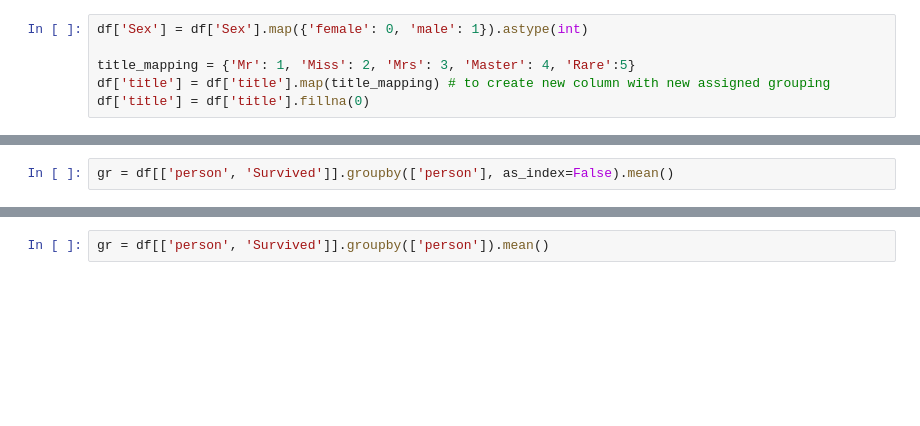
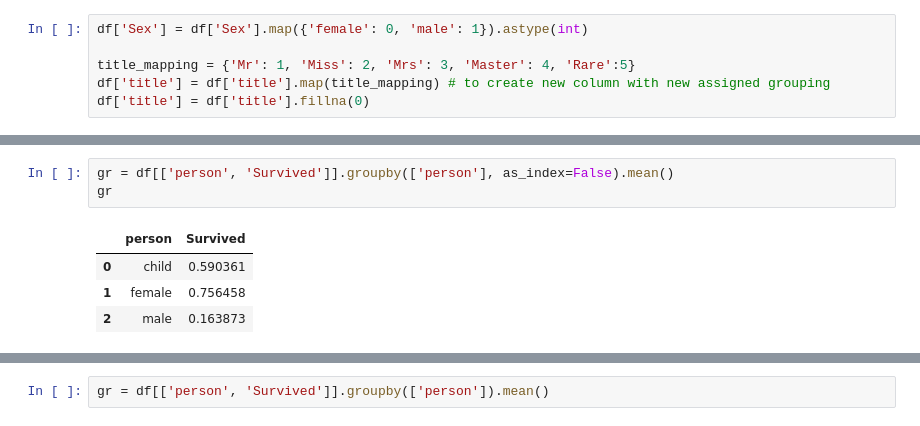
Before and after one commit to rdyinbts/DataScienceFoundations, a Jupyter notebook: Session_3/titanic_complex.ipynb, the cells around one changed output, grey strips where cells are left out. Cells and saved outputs as stored; diff of their text form; blank space fills up the shorter version.

```diff
--- a/Session_3/titanic_complex.ipynb
+++ b/Session_3/titanic_complex.ipynb
@@ -124,6 +124,12 @@ df.head()
 | 4 | 5 | 0 | 3 | Allen, Mr. William Henry | 1 | 35.0 | 0 | 0 | 373450 | 8.0500 | ... |
 # %%
 gr = df[['person', 'Survived']].groupby(['person'], as_index=False).mean()
+gr
+# %% [output]
+|  | person | Survived |
+| 0 | child | 0.590361 |
+| 1 | female | 0.756458 |
+| 2 | male | 0.163873 |
 # %%
 sns.barplot(x='person', y='Survived', data=gr)
 plt.show()
```
Also changed, not shown: parts of 4 cells of this notebook, 5 other files.
